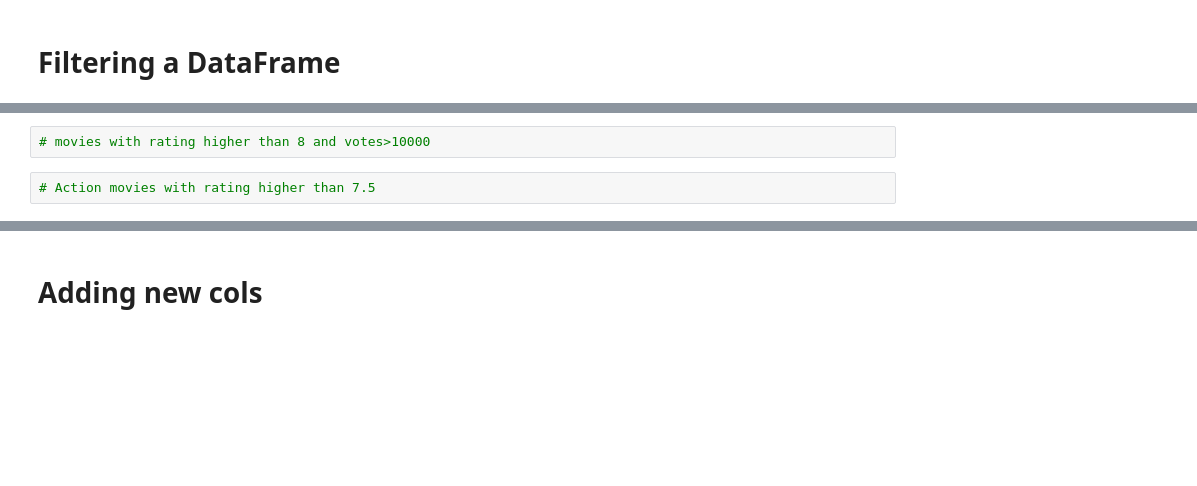
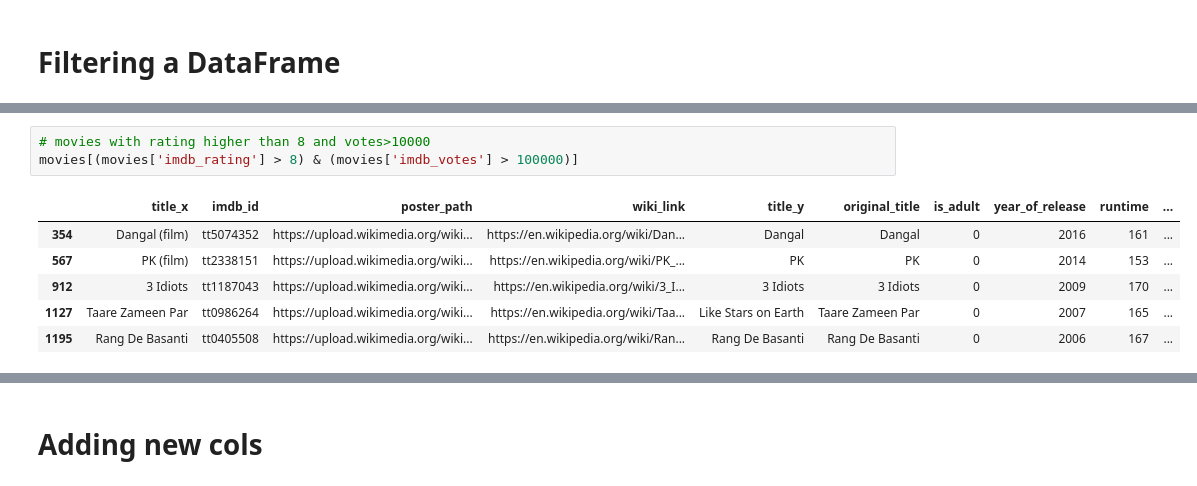
Before and after one commit to birusolankar/Pandas, a Jupyter notebook: Pandas_DataFrame.ipynb, the cells around one changed output, grey strips where cells are left out. Saved outputs shown, nothing was run; the diff lists cells and outputs as text; blank space fills up the shorter version.

```diff
--- a/Pandas_DataFrame.ipynb
+++ b/Pandas_DataFrame.ipynb
@@ -453,4 +594,10 @@ movies[movies['genres'].str.split('|').apply(lambda genres: 'Drama' in genres)]
 # %%
 # movies with rating higher than 8 and votes>10000
+movies[(movies['imdb_rating'] > 8) & (movies['imdb_votes'] > 100000)]
+# %% [output]
+|  | title_x | imdb_id | poster_path | wiki_link | title_y | original_title | is_adult | year_of_release | runtime | ... |
+| 354 | Dangal (film) | tt5074352 | https://upload.wikimedia.org/wiki... | https://en.wikipedia.org/wiki/Dan... | Dangal | Dangal | 0 | 2016 | 161 | ... |
+| 567 | PK (film) | tt2338151 | https://upload.wikimedia.org/wiki... | https://en.wikipedia.org/wiki/PK_... | PK | PK | 0 | 2014 | 153 | ... |
+| 912 | 3 Idiots | tt1187043 | https://upload.wikimedia.org/wiki... | https://en.wikipedia.org/wiki/3_I... | 3 Idiots | 3 Idiots | 0 | 2009 | 170 | ... |
+| 1127 | Taare Zameen Par | tt0986264 | https://upload.wikimedia.org/wiki... | https://en.wikipedia.org/wiki/Taa... | Like Stars on Earth | Taare Zameen Par | 0 | 2007 | 165 | ... |
+| 1195 | Rang De Basanti | tt0405508 | https://upload.wikimedia.org/wiki... | https://en.wikipedia.org/wiki/Ran... | Rang De Basanti | Rang De Basanti | 0 | 2006 | 167 | ... |
-# %%
-# Action movies with rating higher than 7.5
```
Also changed, not shown: parts of 19 cells of this notebook.
